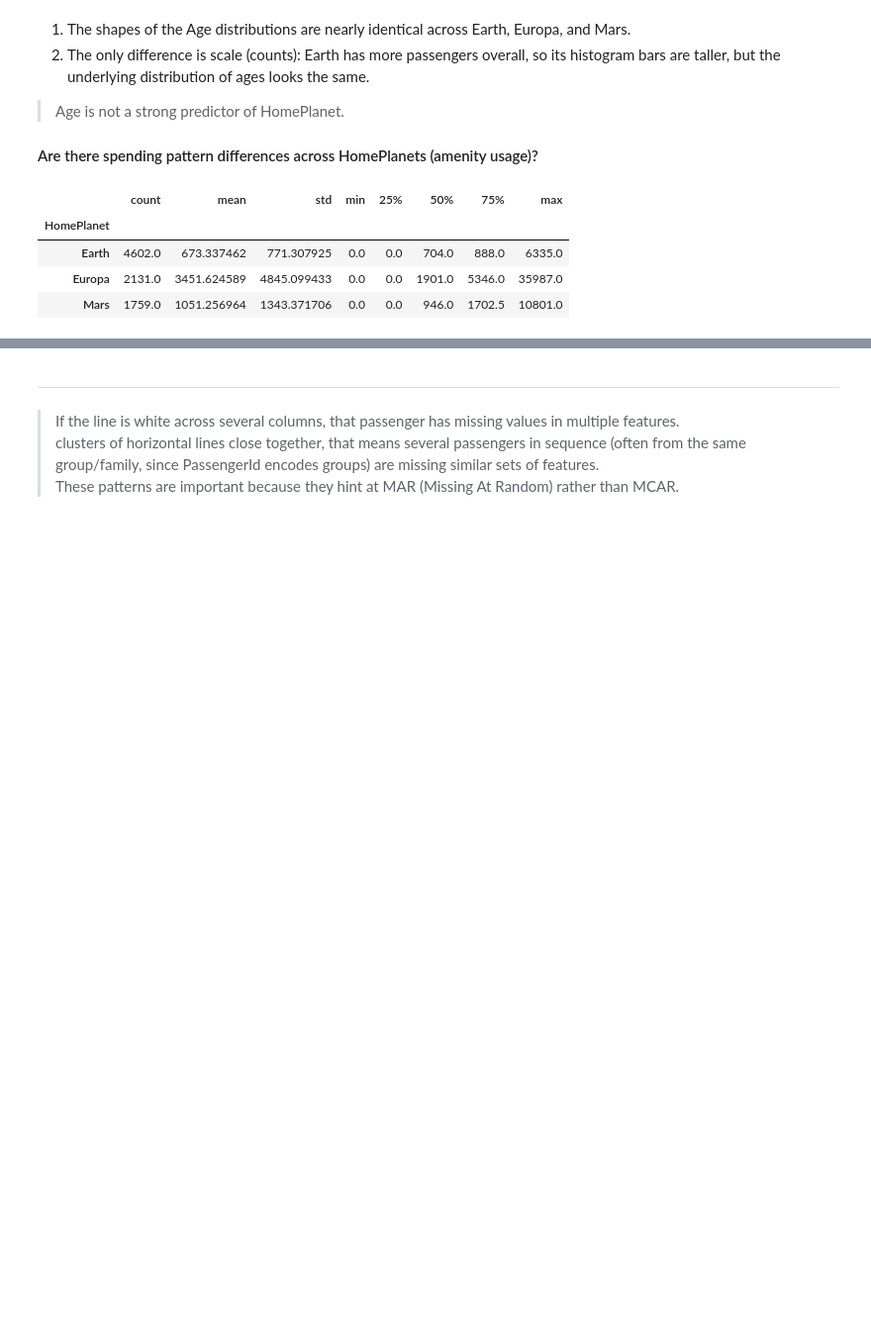
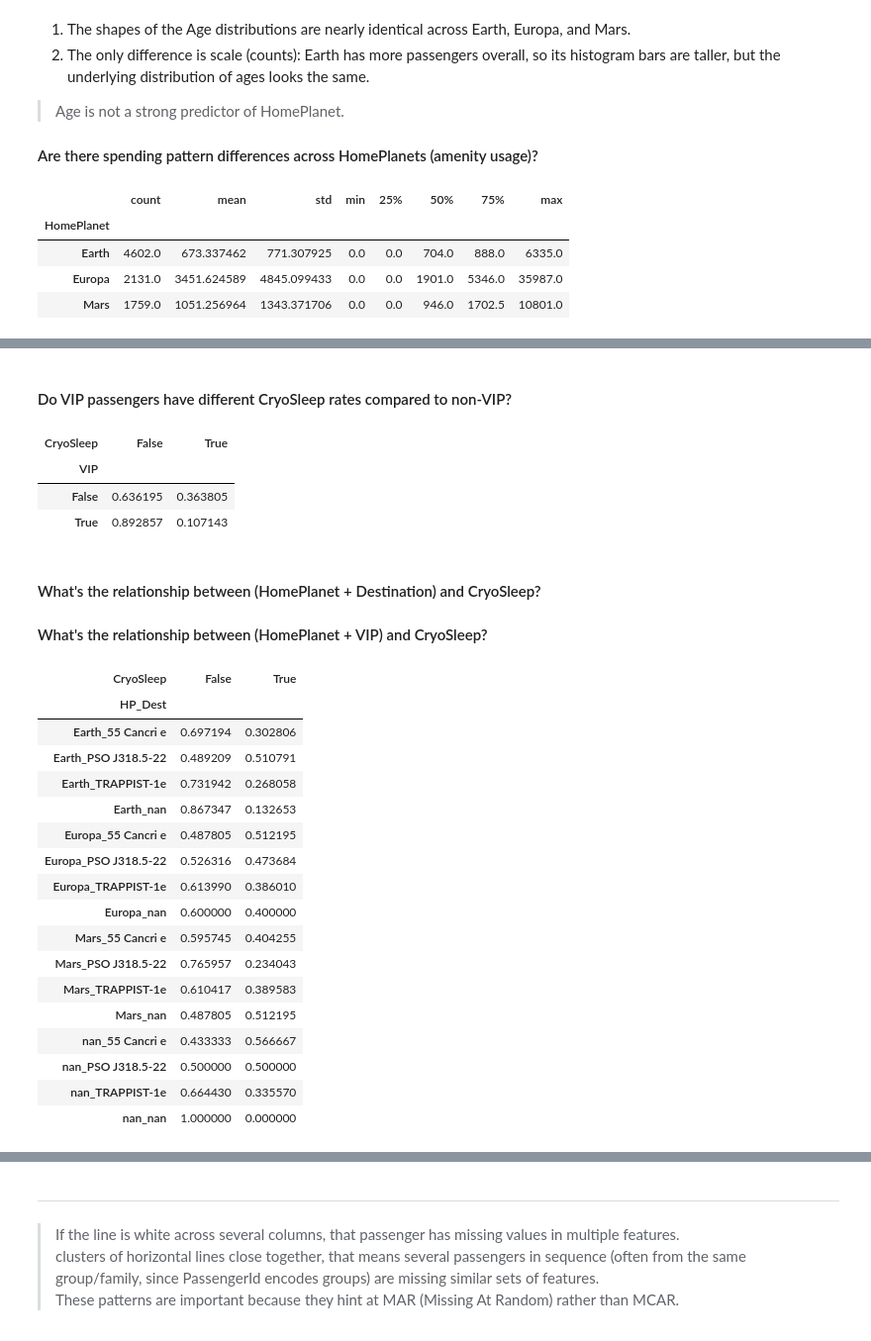
Before and after one commit to Darknight47/Kaggle-Competitions, a Jupyter notebook: Spaceship_Titanic/notebooks/data_understanding.ipynb, the cells around one changed output, grey strips where cells are left out. Shown: that part at 99% size. Drawn from its saved outputs; the diff is of its cells as text; code cells hidden in the pictures; blank space fills up the shorter version.

```diff
--- a/Spaceship_Titanic/notebooks/data_understanding.ipynb
+++ b/Spaceship_Titanic/notebooks/data_understanding.ipynb
@@ -303,0 +415,35 @@ df.groupby('HomePlanet')['total_spend'].describe()
+# %% [markdown]
+#### Do VIP passengers have different CryoSleep rates compared to non-VIP?
+# %%
+pd.crosstab(df['VIP'], df['CryoSleep'], normalize='index')
+# %% [output]
+| CryoSleep | False | True |
+| VIP |  |  |
+| False | 0.636195 | 0.363805 |
+| True | 0.892857 | 0.107143 |
+# %% [markdown]
+#### What's the relationship between (HomePlanet + Destination) and CryoSleep?
+#### What's the relationship between (HomePlanet + VIP) and CryoSleep?
+# %%
+df['HP_Dest'] = df['HomePlanet'].astype(str) + "_" + df['Destination'].astype(str)
+
+pd.crosstab(df['HP_Dest'], df['CryoSleep'], normalize='index')
+# %% [output]
+| CryoSleep | False | True |
+| HP_Dest |  |  |
+| Earth_55 Cancri e | 0.697194 | 0.302806 |
+| Earth_PSO J318.5-22 | 0.489209 | 0.510791 |
+| Earth_TRAPPIST-1e | 0.731942 | 0.268058 |
+| Earth_nan | 0.867347 | 0.132653 |
+| Europa_55 Cancri e | 0.487805 | 0.512195 |
+| Europa_PSO J318.5-22 | 0.526316 | 0.473684 |
+| Europa_TRAPPIST-1e | 0.613990 | 0.386010 |
+| Europa_nan | 0.600000 | 0.400000 |
+| Mars_55 Cancri e | 0.595745 | 0.404255 |
+| Mars_PSO J318.5-22 | 0.765957 | 0.234043 |
+| Mars_TRAPPIST-1e | 0.610417 | 0.389583 |
+| Mars_nan | 0.487805 | 0.512195 |
+| nan_55 Cancri e | 0.433333 | 0.566667 |
+| nan_PSO J318.5-22 | 0.500000 | 0.500000 |
+| nan_TRAPPIST-1e | 0.664430 | 0.335570 |
+| nan_nan | 1.000000 | 0.000000 |
```
Also changed, not shown: parts of 22 cells of this notebook, 2 other files.
